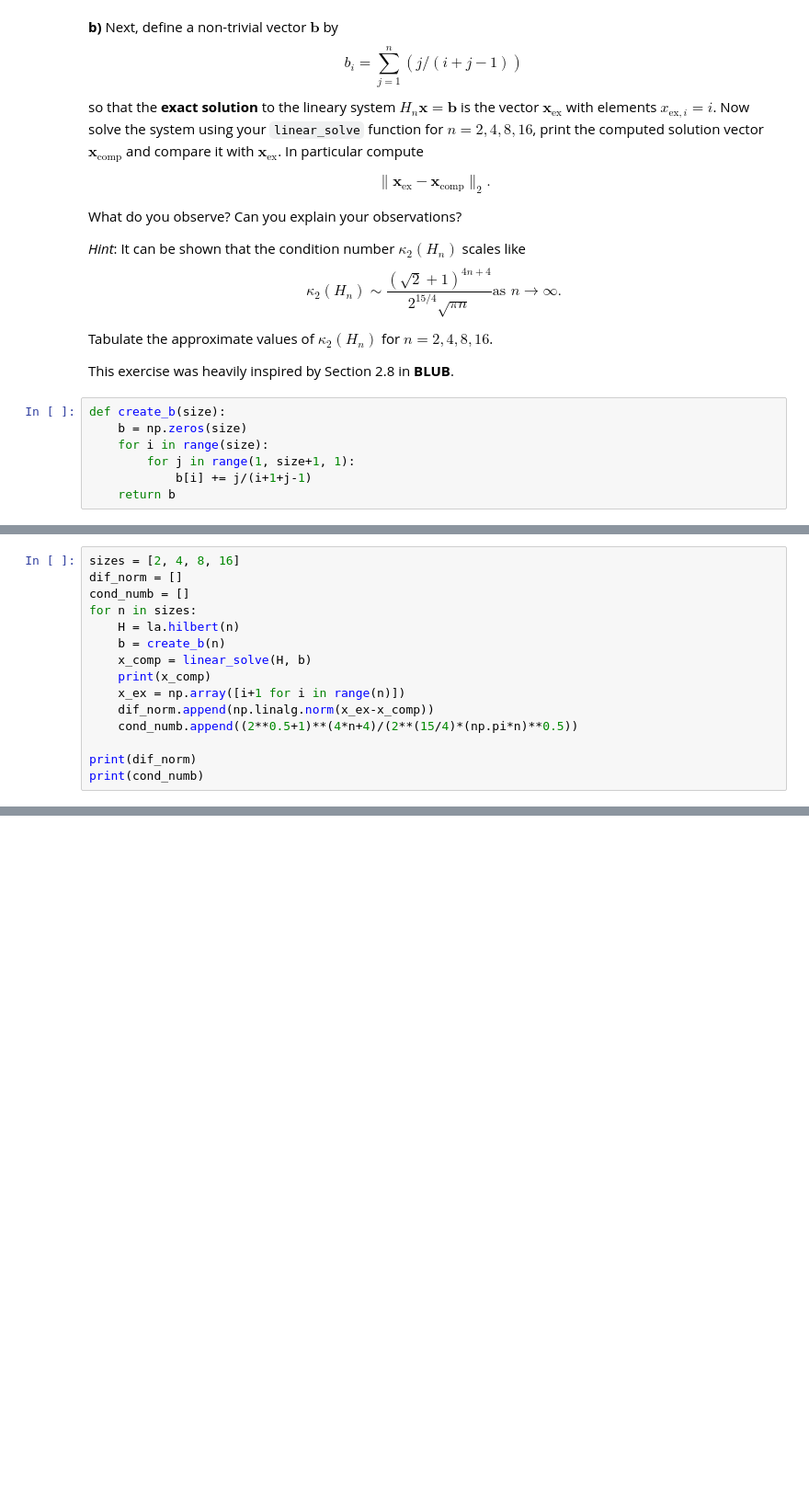
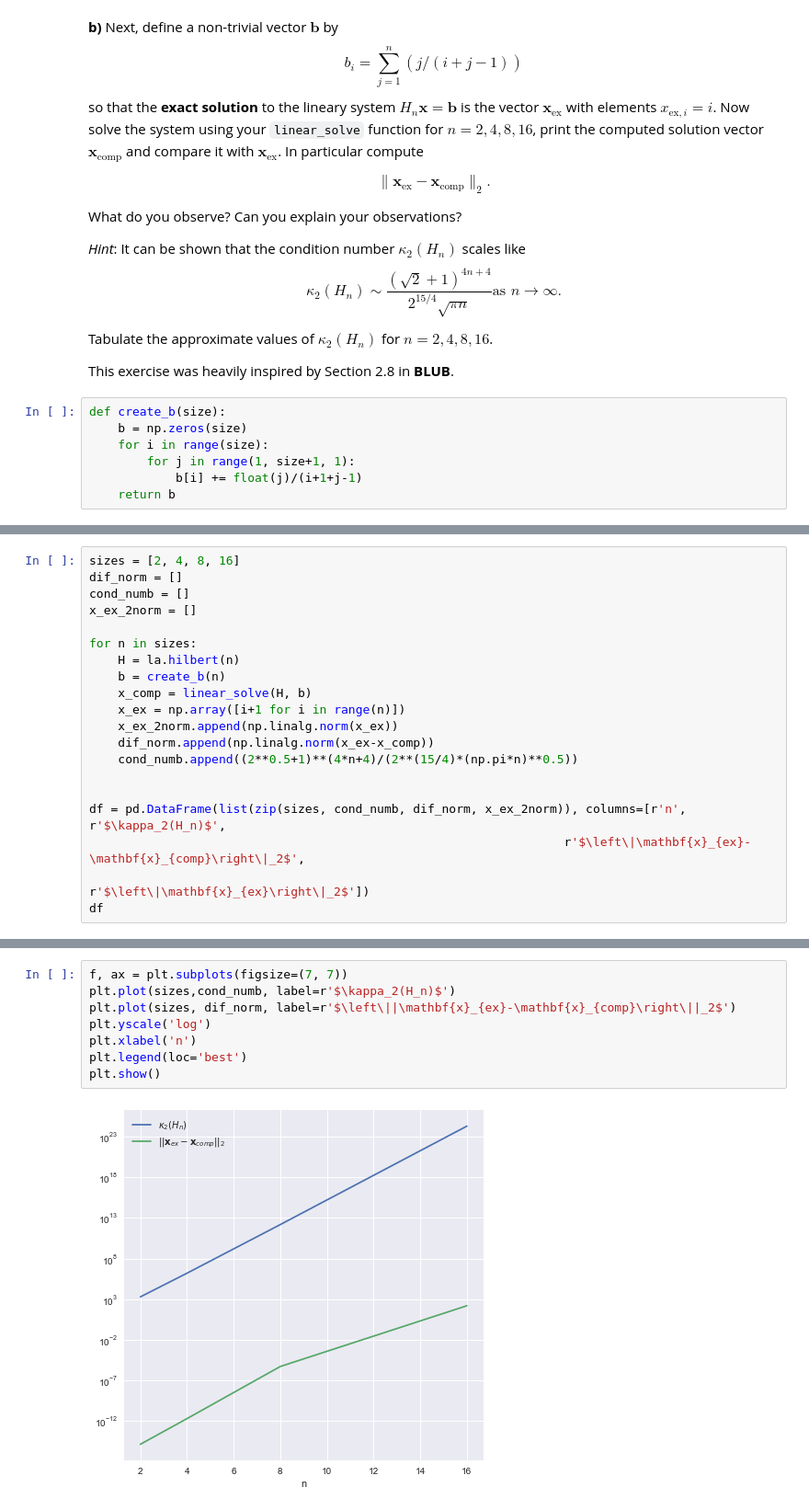
Before and after one commit to evedvik/TMA4215, a Jupyter notebook: lab01.ipynb, the cells around one changed output, grey strips where cells are left out. Shown: that part at 92% size. Drawn from its saved outputs; the diff is of its cells as text; blank space fills up the shorter version.

```diff
--- a/lab01.ipynb
+++ b/lab01.ipynb
@@ -437,5 +469,5 @@ def create_b(size):
     b = np.zeros(size)
     for i in range(size):
         for j in range(1, size+1, 1):
-            b[i] += j/(i+1+j-1)
+            b[i] += float(j)/(i+1+j-1)
     return b
@@ -443,14 +482,19 @@ def create_b(size):
 sizes = [2, 4, 8, 16]
 dif_norm = []
 cond_numb = []
+x_ex_2norm = []
+
 for n in sizes:
     H = la.hilbert(n)
     b = create_b(n)
     x_comp = linear_solve(H, b)
-    print(x_comp)
     x_ex = np.array([i+1 for i in range(n)])
+    x_ex_2norm.append(np.linalg.norm(x_ex))
     dif_norm.append(np.linalg.norm(x_ex-x_comp))
     cond_numb.append((2**0.5+1)**(4*n+4)/(2**(15/4)*(np.pi*n)**0.5))
 
-print(dif_norm)
-print(cond_numb)
+
+df = pd.DataFrame(list(zip(sizes, cond_numb, dif_norm, x_ex_2norm)), columns=[r'n', r'$\kappa_2(H_n)$',
+                                                                  r'$\left\|\mathbf{x}_{ex}-\mathbf{x}_{comp}\right\|_2$',
+                                                                  r'$\left\|\mathbf{x}_{ex}\right\|_2$'])
+df
@@ -456,0 +509,10 @@ print(cond_numb)
+# %%
+f, ax = plt.subplots(figsize=(7, 7))
+plt.plot(sizes,cond_numb, label=r'$\kappa_2(H_n)$')
+plt.plot(sizes, dif_norm, label=r'$\left\||\mathbf{x}_{ex}-\mathbf{x}_{comp}\right\||_2$')
+plt.yscale('log')
+plt.xlabel('n')
+plt.legend(loc='best')
+plt.show()
+# %% [output]
+[figure, added]
```
Also changed, not shown: parts of 35 cells of this notebook.
